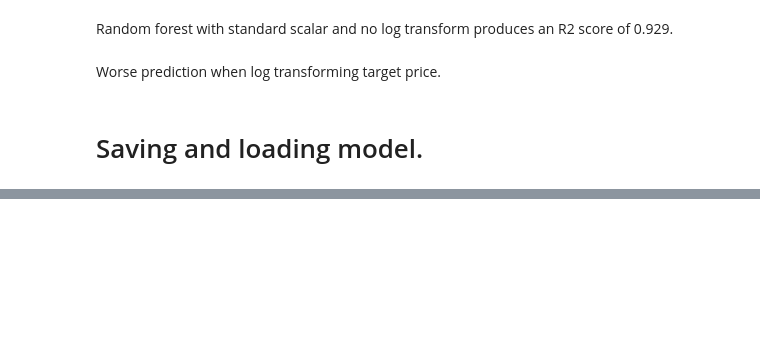
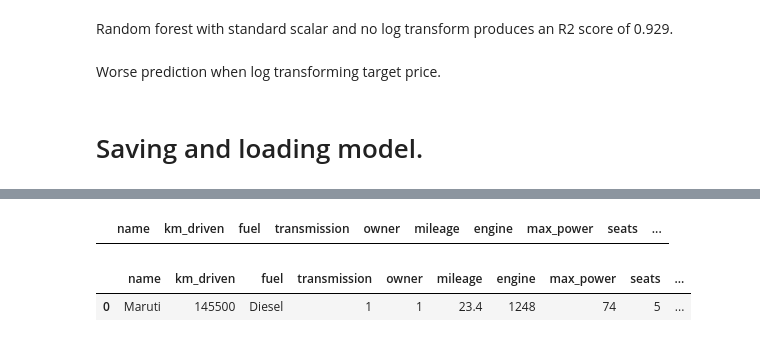
Before and after one commit to anuj-guptaa/car-price-prediction, a Jupyter notebook: source_code/train.ipynb, the cells around one changed output, grey strips where cells are left out. Cells and saved outputs as stored; diff of their text form; code cells hidden in the pictures; blank space fills up the shorter version.

```diff
--- a/source_code/train.ipynb
+++ b/source_code/train.ipynb
@@ -361,0 +329,30 @@ r2_score(y_test, y_pred_2)
+# %%
+columns = ['name', 'km_driven' , 'fuel', 'transmission' , 'owner' , 'mileage' , 'engine' , 'max_power', 'seats', 'seller_type_Dealer', 'seller_type_Individual', 'seller_type_Trustmark Dealer']
+
+input = pd.DataFrame(columns=columns)
+
+input
+# %% [output]
+|  | name | km_driven | fuel | transmission | owner | mileage | engine | max_power | seats | ... |
+# %%
+columns = ['name', 'km_driven', 'fuel', 'transmission', 'owner', 'mileage',
+       'engine', 'max_power', 'seats', 'seller_type_Dealer',
+       'seller_type_Individual', 'seller_type_Trustmark Dealer']
+
+      #  'Audi',
+      #  'BMW', 'Chevrolet', 'Daewoo', 'Datsun', 'Fiat',
+      #  'Force', 'Ford', 'Honda', 'Hyundai', 'Isuzu',
+      #  'Jaguar', 'Jeep', 'Kia', 'Land', 'Lexus',
+      #  'MG', 'Mahindra', 'Maruti', 'Mercedes-Benz',
+      #  'Mitsubishi', 'Nissan', 'Opel', 'Peugeot',
+      #  'Renault', 'Skoda', 'Tata', 'Toyota',
+      #  'Volkswagen', 'Volvo']
+
+data = [['Maruti', 145500, 'Diesel',1, 1, 23.4, 1248, 74, 5, 0, 1, 0]]
+
+X_input = pd.DataFrame(columns=columns, data=data)
+# %%
+X_input
+# %% [output]
+|  | name | km_driven | fuel | transmission | owner | mileage | engine | max_power | seats | ... |
+| 0 | Maruti | 145500 | Diesel | 1 | 1 | 23.4 | 1248 | 74 | 5 | ... |
```
Also changed, not shown: parts of 16 cells of this notebook, 2 other files.
